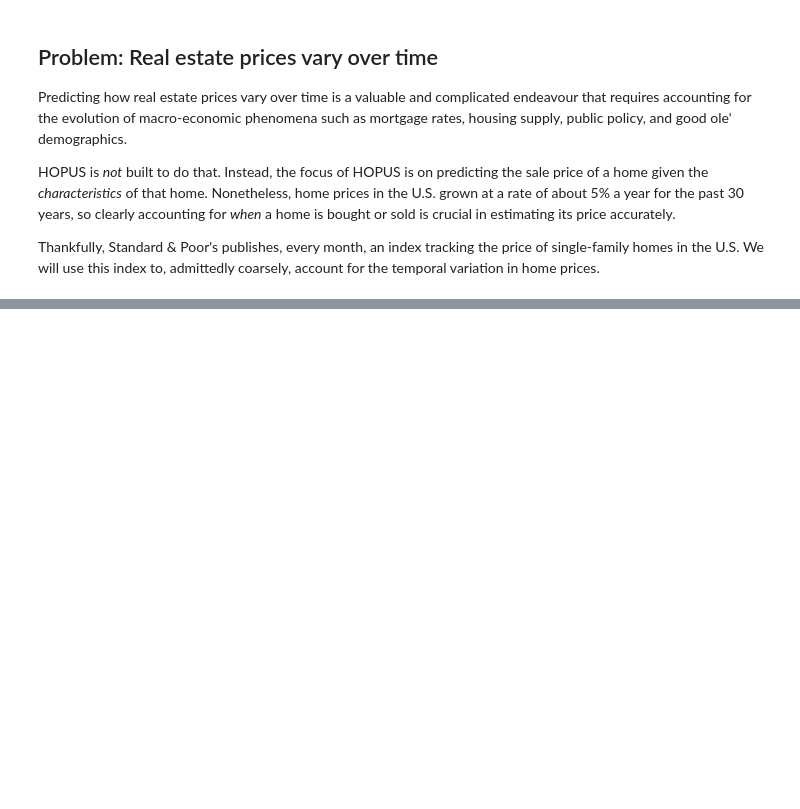
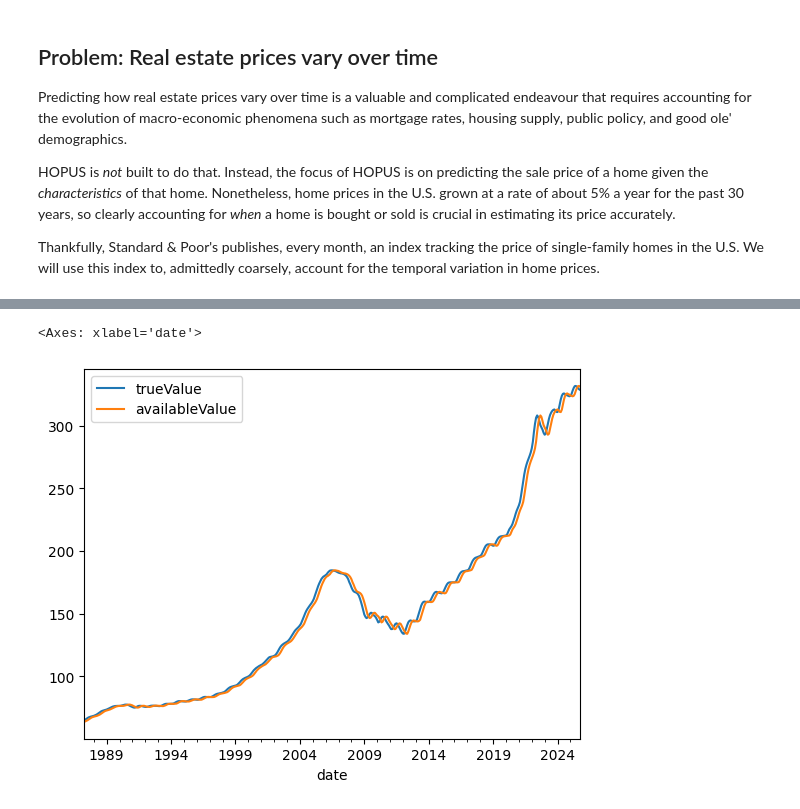
Before and after one commit to aremondtiedrez/hopus, a Jupyter notebook: showcase.ipynb, the cells around one changed output, grey strips where cells are left out. Cells and saved outputs as stored; diff of their text form; code cells hidden in the pictures; blank space fills up the shorter version.

```diff
--- a/showcase.ipynb
+++ b/showcase.ipynb
@@ -57,0 +81,5 @@ hpi
+# %%
+hpi.plot()
+# %% [output]
+<Axes: xlabel='date'>
+[figure, added]
```
Also changed, not shown: parts of 4 cells of this notebook.
